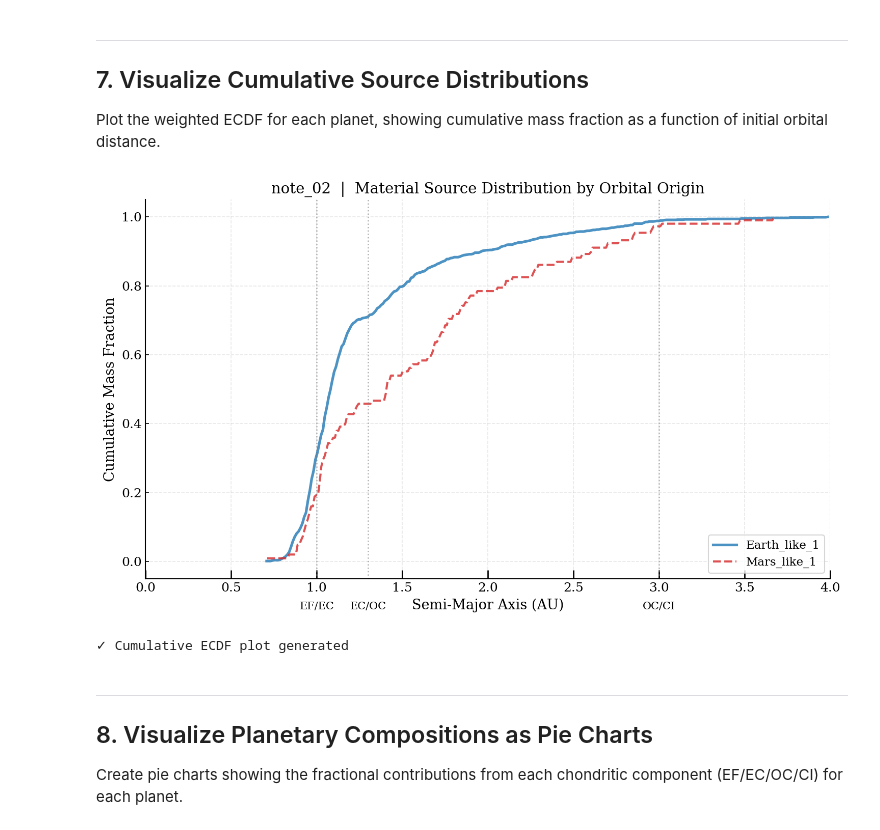
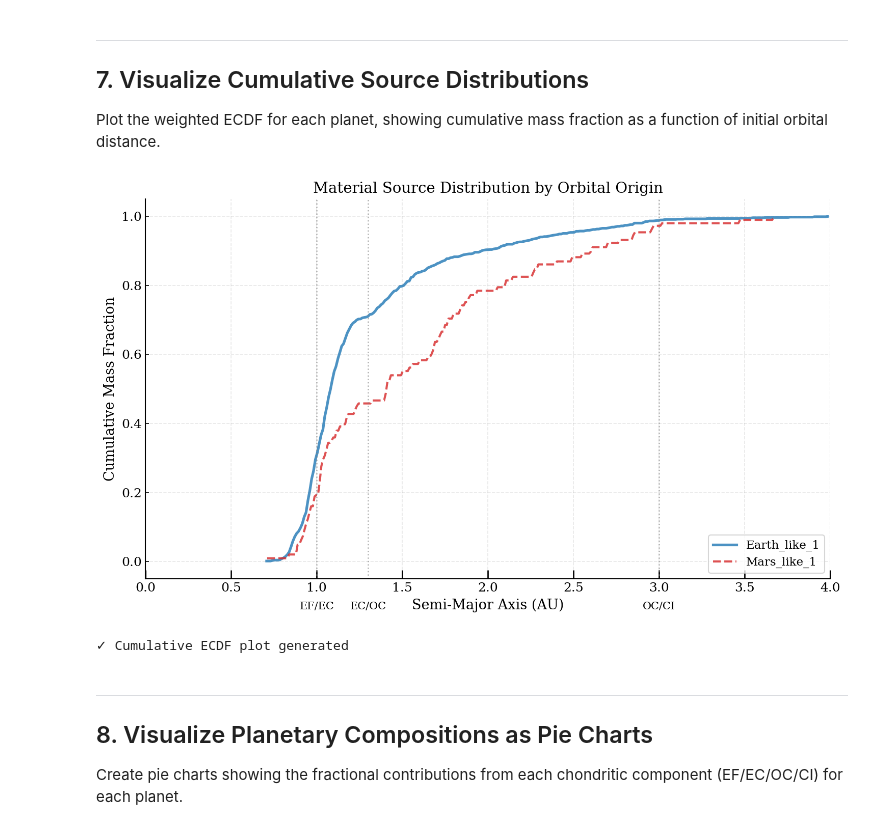
Before and after one commit to kong996/AccreDiff, a Jupyter notebook: examples/Accrection/C_Planetary_Source.ipynb, the cells around one changed output. Drawn from its saved outputs; the diff is of its cells as text; code cells hidden in the pictures.

```diff
--- a/examples/Accrection/C_Planetary_Source.ipynb
+++ b/examples/Accrection/C_Planetary_Source.ipynb
@@ -498,35 +498,35 @@ for i, (planet_key, pl_source_sel) in enumerate(pl_source_dict.items()):
         linestyle = '-'
         linewidth = 1.5
 
     ax.plot(x_vals, y_vals, color=line_color, linestyle=linestyle, linewidth=linewidth,
             label=planet_key, alpha=0.8)
 
 # ── Add boundary markers ─────────────────────────────────────────
 for boundary_val in [1.0, 1.3, 3.0]:
     ax.axvline(boundary_val, linestyle=':', color='gray', linewidth=1.2, alpha=0.6)
 
 ax.text(1.0, -0.08, 'EF/EC', ha='center', fontsize=10, transform=ax.get_xaxis_transform())
 ax.text(1.3, -0.08, 'EC/OC', ha='center', fontsize=10, transform=ax.get_xaxis_transform())
 ax.text(3.0, -0.08, 'OC/CI', ha='center', fontsize=10, transform=ax.get_xaxis_transform())
 
 # ── Formatting ───────────────────────────────────────────────────
 ax.set_xlim(0, 4)
 ax.set_ylim(-0.05, 1.05)
 ax.set_xlabel('Semi-Major Axis (AU)', fontsize=13)
 ax.set_ylabel('Cumulative Mass Fraction', fontsize=13)
-ax.set_title(f'{Model}  |  Material Source Distribution by Orbital Origin', fontsize=14)
+ax.set_title(f'Material Source Distribution by Orbital Origin', fontsize=14)
 ax.grid(True, alpha=0.3, ls='--')
 ax.spines['top'].set_visible(False)
 ax.spines['right'].set_visible(False)
 ax.legend(fontsize=11, loc='lower right', frameon=True)
 
 plt.tight_layout()
 plt.show()
 
 print(f"✓ Cumulative ECDF plot generated")
 print()
 # %% [output]
-[figure, old version]
+[figure, new version]
 ✓ Cumulative ECDF plot generated
 # %% [markdown]
 ---
```
Also changed, not shown: 24 other files.
